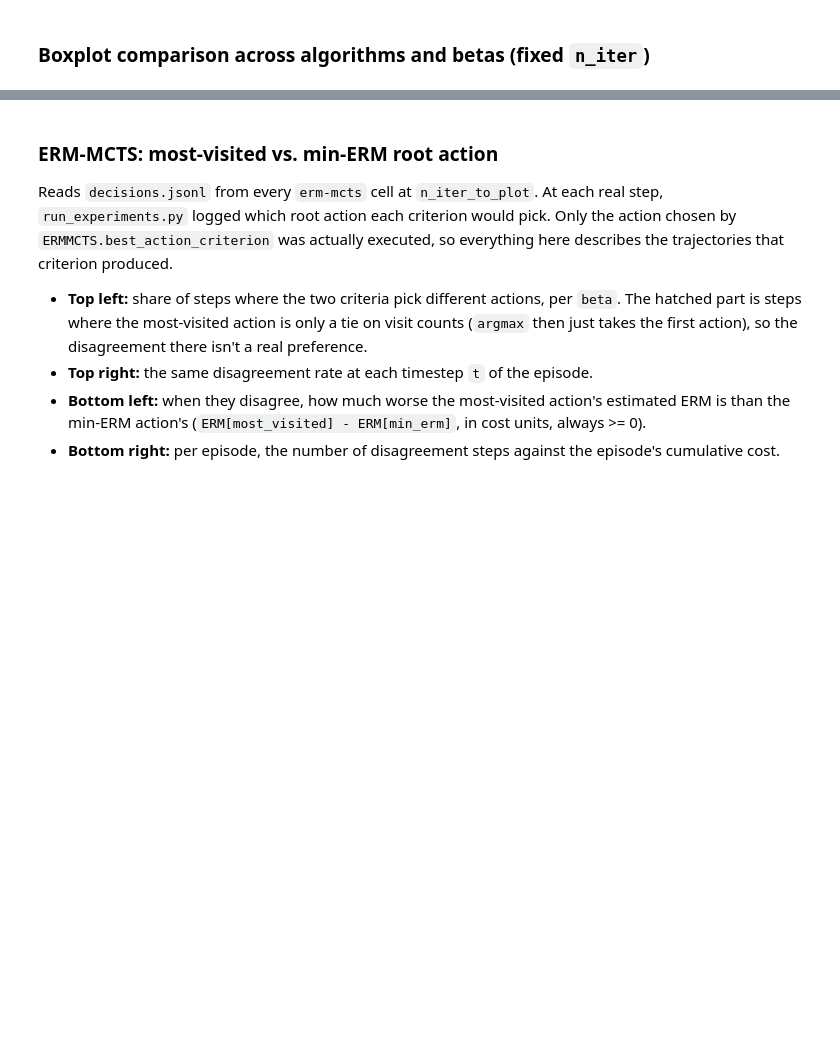
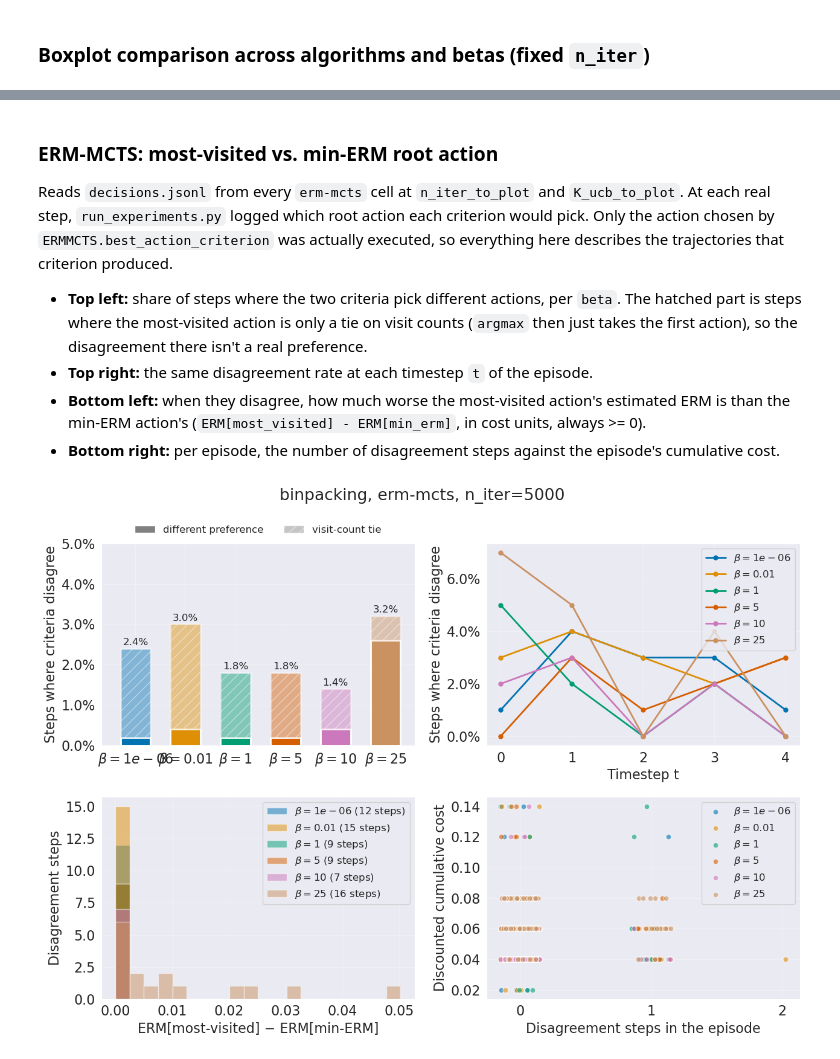
Before and after one commit to JacopoSilvestrin/risk-aware-mcts, a Jupyter notebook: BinPacking-exp.ipynb, the cells around one changed output, grey strips where cells are left out. Saved outputs shown, nothing was run; the diff lists cells and outputs as text; code cells hidden in the pictures; blank space fills up the shorter version.

```diff
--- a/BinPacking-exp.ipynb
+++ b/BinPacking-exp.ipynb
@@ -164,18 +222,18 @@ plt.show()
 # %% [markdown]
 ### ERM-MCTS: most-visited vs. min-ERM root action
 
-Reads `decisions.jsonl` from every `erm-mcts` cell at `n_iter_to_plot`. At each real step, `run_experiments.py` logged which root action each criterion would pick. Only the action chosen by `ERMMCTS.best_action_criterion` was actually executed, so everything here describes the trajectories that criterion produced.
+Reads `decisions.jsonl` from every `erm-mcts` cell at `n_iter_to_plot` and `K_ucb_to_plot`. At each real step, `run_experiments.py` logged which root action each criterion would pick. Only the action chosen by `ERMMCTS.best_action_criterion` was actually executed, so everything here describes the trajectories that criterion produced.
 
 - **Top left:** share of steps where the two criteria pick different actions, per `beta`. The hatched part is steps where the most-visited action is only a tie on visit counts (`argmax` then just takes the first action), so the disagreement there isn't a real preference.
 - **Top right:** the same disagreement rate at each timestep `t` of the episode.
 - **Bottom left:** when they disagree, how much worse the most-visited action's estimated ERM is than the min-ERM action's (`ERM[most_visited] - ERM[min_erm]`, in cost units, always >= 0).
 - **Bottom right:** per episode, the number of disagreement steps against the episode's cumulative cost.
 # %%
-# beta -> list of episodes ({"seed", "f_val", "steps": [...]}), erm-mcts at n_iter_to_plot only
+# beta -> list of episodes ({"seed", "f_val", "steps": [...]}), erm-mcts at n_iter_to_plot and K_ucb_to_plot only
 decisions = {}
 for cell_name, meta in manifest["cells"].items():
     if (meta["env"] != ENV_NAME or meta["status"] != "done" or meta["algo"] != "erm-mcts"
-            or meta["n_iter"] != n_iter_to_plot):
+            or meta["n_iter"] != n_iter_to_plot or meta.get("K_ucb", DEFAULT_K_UCB) != K_ucb_to_plot):
         continue
     path = os.path.join(SWEEP_DIR, cell_name, "decisions.jsonl")
     if os.path.exists(path):  # sweeps run before the decision logging existed have no decisions.jsonl
@@ -183,7 +241,7 @@ for cell_name, meta in manifest["cells"].items():
             decisions[meta["erm_beta"]] = [json.loads(line) for line in f]
 
 if not decisions:
-    print(f"No decisions.jsonl for erm-mcts (n_iter={n_iter_to_plot}) in {SWEEP_DIR}: nothing to plot.")
+    print(f"No decisions.jsonl for erm-mcts (n_iter={n_iter_to_plot}, K_ucb={K_ucb_to_plot}) in {SWEEP_DIR}: nothing to plot.")
 else:
     dec_betas = sorted(decisions)
     colors = {b: sns.color_palette()[betas.index(b) % 10] for b in dec_betas}  # same color per beta in every panel
@@ -237,30 +295,32 @@ else:
                 if not s["agree"]:
                     erm = dict(zip(s["actions"], s["erms"]))
                     gaps[beta].append(erm[s["most_visited"]] - erm[s["min_erm"]])
     all_gaps = [g for beta in dec_betas for g in gaps[beta]]
     bins = np.histogram_bin_edges(all_gaps, bins=20) if all_gaps else 20
     for beta in dec_betas:
         if gaps[beta]:
             ax_gap.hist(gaps[beta], bins=bins, alpha=0.5, color=colors[beta],
                         label=fr"$\beta={beta}$ ({len(gaps[beta])} steps)")
     ax_gap.set_xlabel("ERM[most-visited] − ERM[min-ERM]")
     ax_gap.set_ylabel("Disagreement steps")
     ax_gap.legend(fontsize=12)
 
     # Bottom right: per-episode number of disagreements vs cumulative cost (small jitter so equal counts don't stack).
     rng = np.random.default_rng(0)
     for beta in dec_betas:
         n_dis = np.array([sum(not s["agree"] for s in ep["steps"]) for ep in decisions[beta]])
         f_vals = [ep["f_val"] for ep in decisions[beta]]
         ax_ep.scatter(n_dis + rng.uniform(-0.15, 0.15, len(n_dis)), f_vals, s=40, alpha=0.6,
                       color=colors[beta], edgecolor="white", linewidth=1, label=fr"$\beta={beta}$")
     ax_ep.set_xlabel("Disagreement steps in the episode")
     ax_ep.set_ylabel("Discounted cumulative cost")
     ax_ep.xaxis.set_major_locator(matplotlib.ticker.MaxNLocator(integer=True))
     ax_ep.legend(fontsize=12)
 
     for ax in axes.flat:
         ax.grid(True, alpha=0.3)
     fig.suptitle(f"{ENV_NAME}, erm-mcts, n_iter={n_iter_to_plot}")
     fig.tight_layout()
     plt.show()
+# %% [output]
+[figure, added]
```
Also changed, not shown: parts of 7 cells of this notebook, 3 other files.
